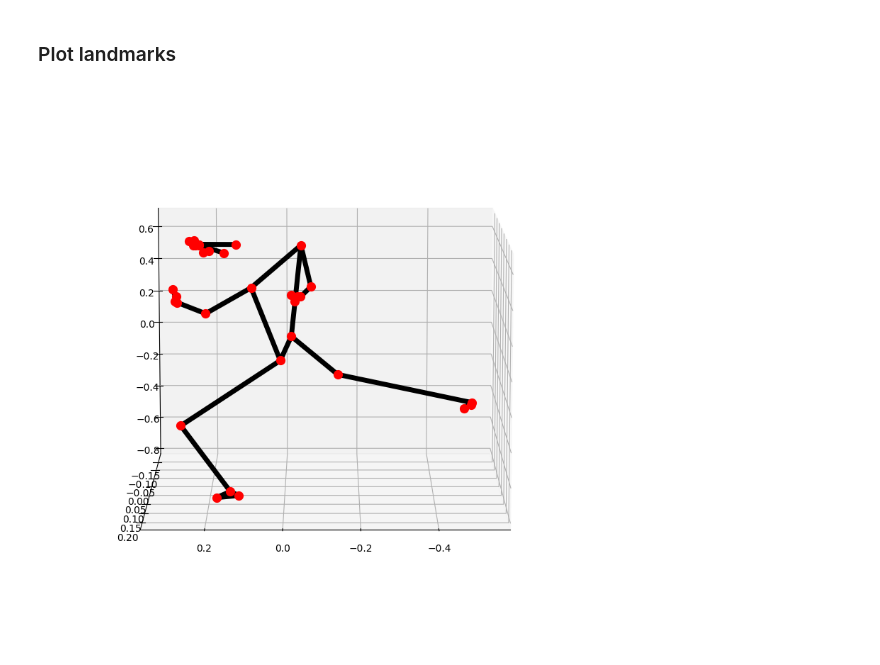
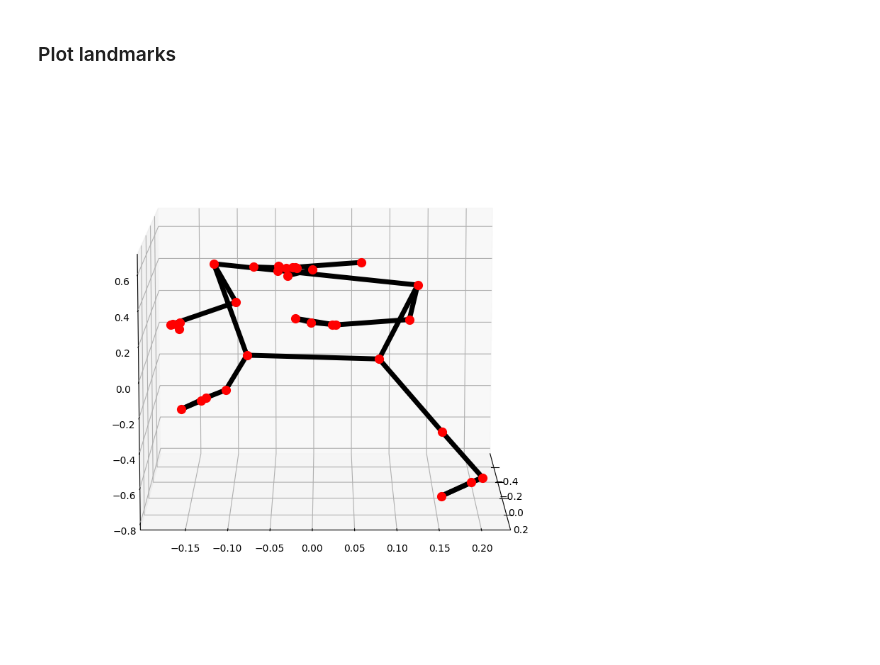
Before and after one commit to Riyuze/karate-trainer, a Jupyter notebook: get_coordinates.ipynb, the cells around one changed output. Saved outputs shown, nothing was run; the diff lists cells and outputs as text; code cells hidden in the pictures.

```diff
--- a/get_coordinates.ipynb
+++ b/get_coordinates.ipynb
@@ -264,6 +264,6 @@ def plot_landmarks(landmark_list: landmark_pb2.NormalizedLandmarkList,
                     linewidth=connection_drawing_spec.thickness)
     plt.show()
 # %%
-plot_landmarks(results.pose_world_landmarks, mp_pose.POSE_CONNECTIONS, elevation=10, azimuth=90)
+plot_landmarks(results.pose_world_landmarks, mp_pose.POSE_CONNECTIONS, elevation=10, azimuth=0)
 # %% [output]
-[figure, old version]
+[figure, new version]
```
Also changed, not shown: 23 other files.
